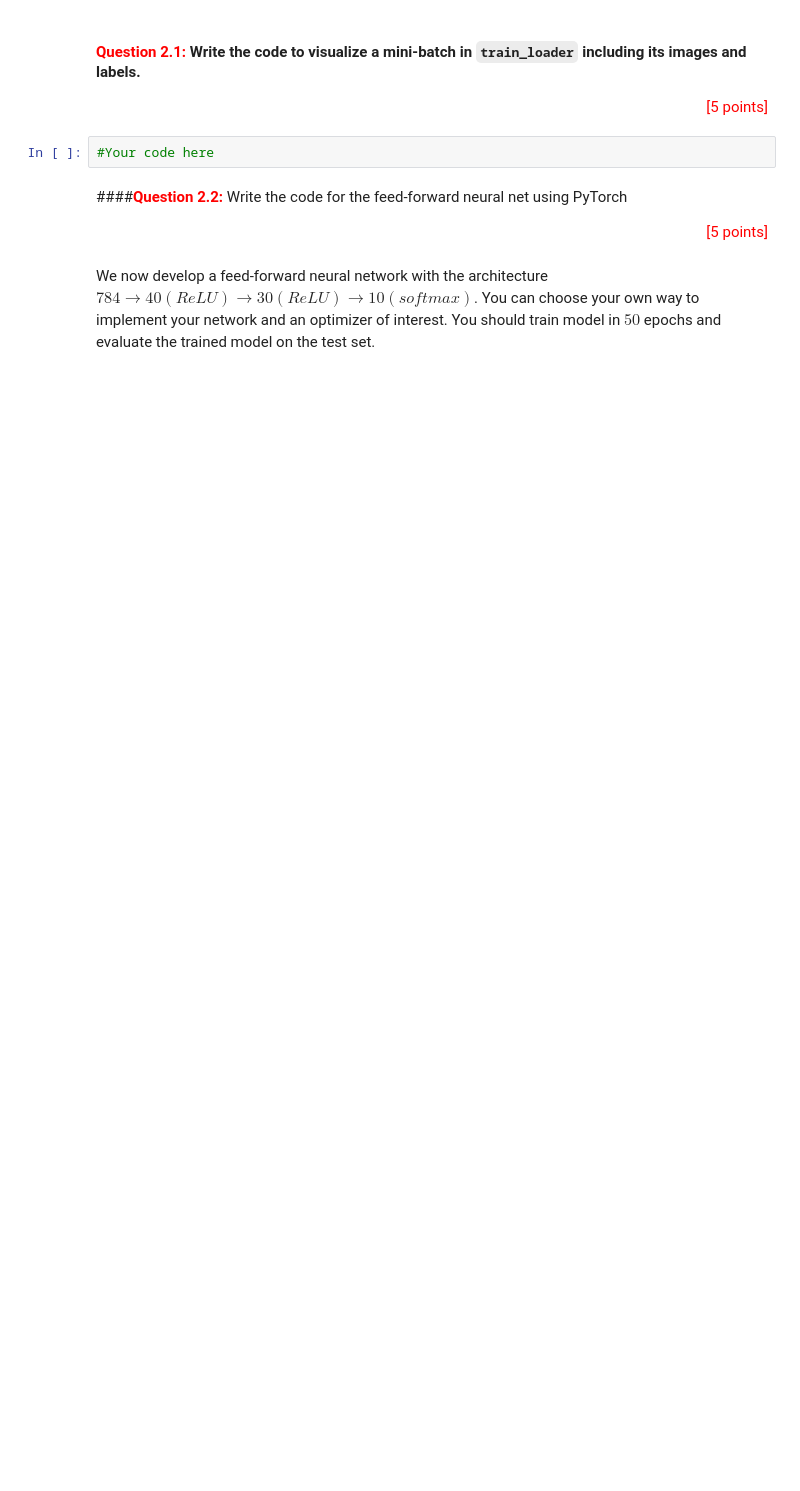
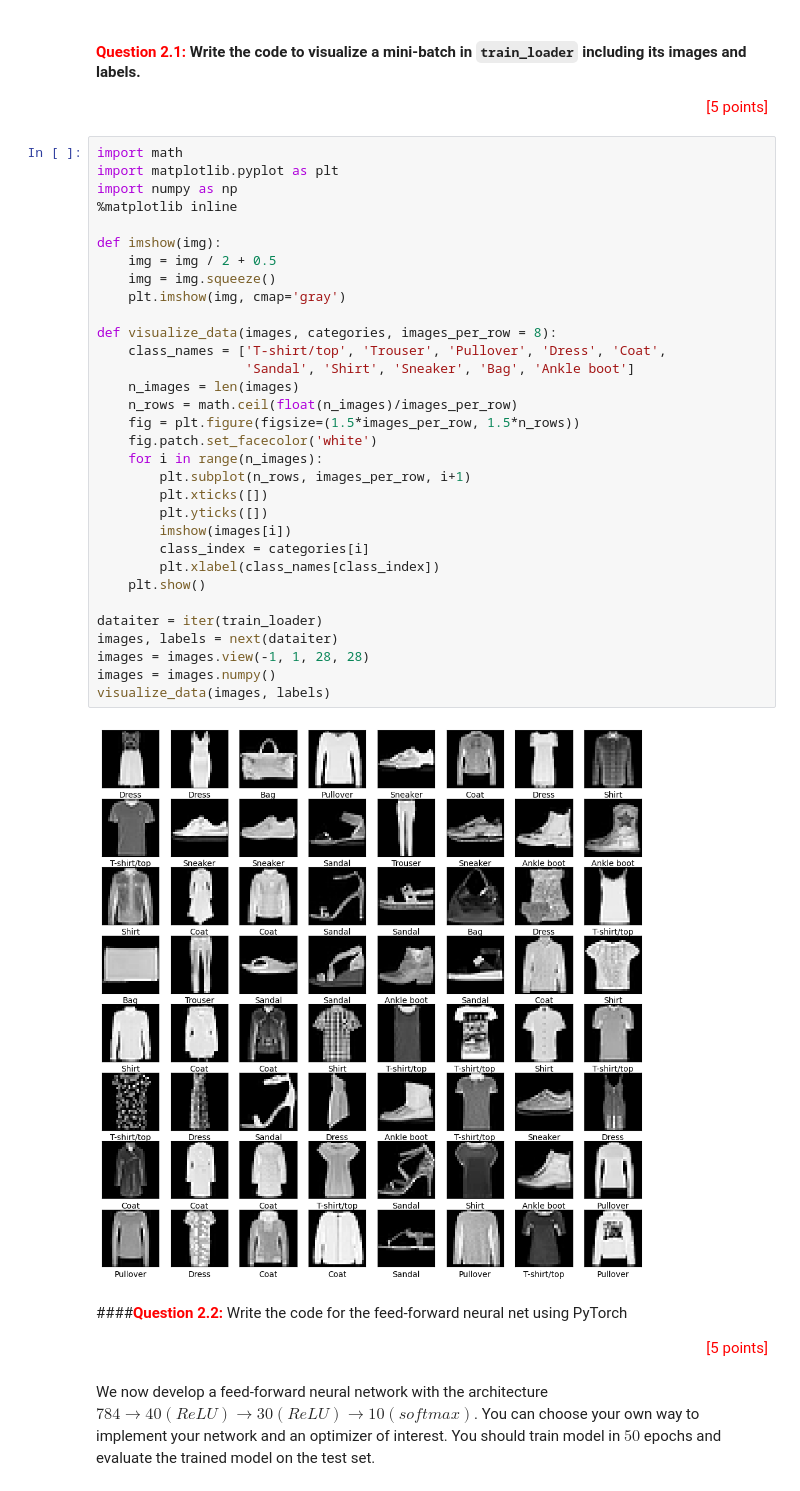
Before and after one commit to TheAlchemist010/DeepLearning-Notebooks, a Jupyter notebook: FIT3181/A1_Part2.ipynb, the cells around one changed output. Saved outputs shown, nothing was run; the diff lists cells and outputs as text; blank space fills up the shorter version.

```diff
--- a/FIT3181/A1_Part2.ipynb
+++ b/FIT3181/A1_Part2.ipynb
@@ -74,8 +100,40 @@ test_loader = DataLoader(dataset=test_dataset, batch_size=1000, shuffle=False)
 ####  <span style="color:red">**Question 2.1:**</span> Write the code to visualize a mini-batch in `train_loader` including its images and labels.
 
 <div style="text-align: right"> <span style="color:red">[5 points]</span> </div>
-# %%
-#Your code here
+# %%
+import math
+import matplotlib.pyplot as plt
+import numpy as np
+%matplotlib inline
+
+def imshow(img):
+    img = img / 2 + 0.5
+    img = img.squeeze()
+    plt.imshow(img, cmap='gray')
+
+def visualize_data(images, categories, images_per_row = 8):
+    class_names = ['T-shirt/top', 'Trouser', 'Pullover', 'Dress', 'Coat',
+                   'Sandal', 'Shirt', 'Sneaker', 'Bag', 'Ankle boot']
+    n_images = len(images)
+    n_rows = math.ceil(float(n_images)/images_per_row)
+    fig = plt.figure(figsize=(1.5*images_per_row, 1.5*n_rows))
+    fig.patch.set_facecolor('white')
+    for i in range(n_images):
+        plt.subplot(n_rows, images_per_row, i+1)
+        plt.xticks([])
+        plt.yticks([])
+        imshow(images[i])
+        class_index = categories[i]
+        plt.xlabel(class_names[class_index])
+    plt.show()
+
+dataiter = iter(train_loader)
+images, labels = next(dataiter)
+images = images.view(-1, 1, 28, 28)
+images = images.numpy()
+visualize_data(images, labels)
+# %% [output]
+[figure, added]
 # %% [markdown]
 ####<span style="color:red">**Question 2.2:**</span> Write the code for the feed-forward neural net using PyTorch
 
```
Also changed, not shown: parts of 8 cells of this notebook.
